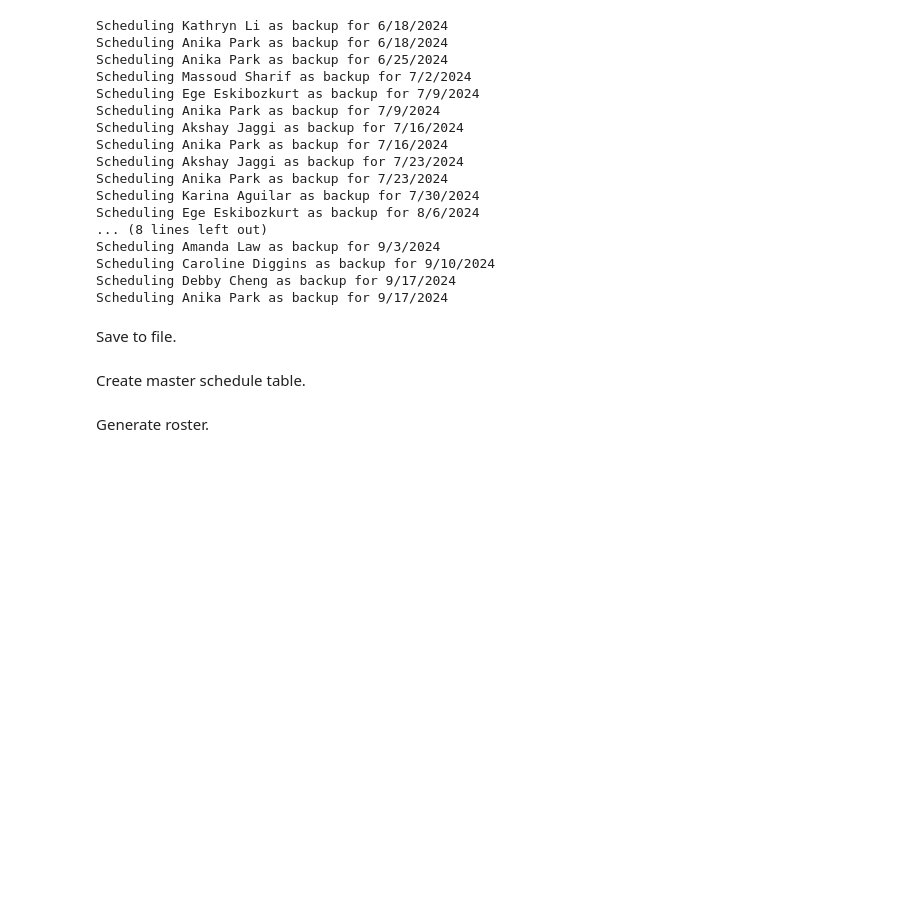
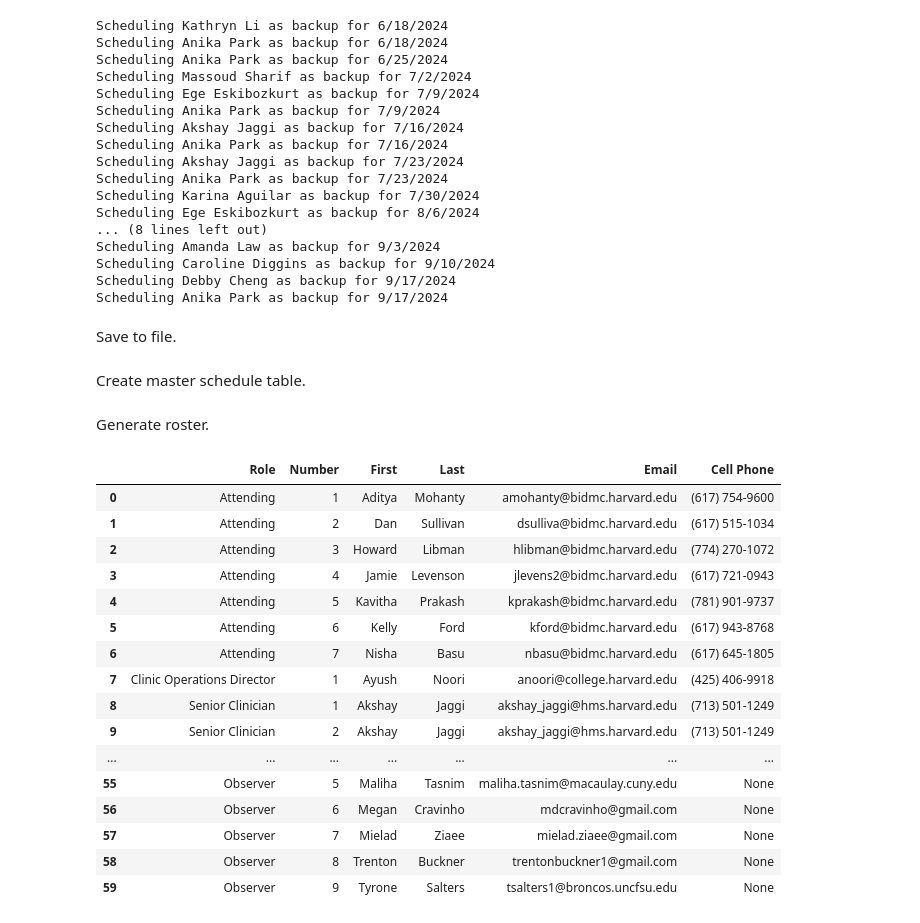
Before and after one commit to ayushnoori/ccc-scheduling, a Jupyter notebook: CCC-BIDMC Summer 2024 Schedule Generator.ipynb, the cells around one changed output. Cells and saved outputs as stored; diff of their text form; code cells hidden in the pictures; blank space fills up the shorter version.

```diff
--- a/CCC-BIDMC Summer 2024 Schedule Generator.ipynb
+++ b/CCC-BIDMC Summer 2024 Schedule Generator.ipynb
@@ -471,5 +471,31 @@ roster = roster.sort_values(["Role", "First", "Last"]).reset_index(drop=True)
 # Set number as within role index
 roster["Number"] = roster.groupby("Role", observed=False).cumcount() + 1
 
+# Strip all non-numeric characters from phone number
+roster["Cell Phone"] = roster["Cell Phone"].str.replace(r'\D', '', regex=True)
+
+# Format phone number
+roster["Cell Phone"] = roster["Cell Phone"].apply(lambda x: f"({x[:3]}) {x[3:6]}-{x[6:]}" if  pd.notnull(x) else None)
+
 # Save to CSV
 roster.to_csv(output_dir / "summer_2024_roster.csv", index=False, encoding="utf-8-sig")
+# %%
+roster
+# %% [output]
+|  | Role | Number | First | Last | Email | Cell Phone |
+| 0 | Attending | 1 | Aditya | Mohanty | amohanty@bidmc.harvard.edu | (617) 754-9600 |
+| 1 | Attending | 2 | Dan | Sullivan | dsulliva@bidmc.harvard.edu | (617) 515-1034 |
+| 2 | Attending | 3 | Howard | Libman | hlibman@bidmc.harvard.edu | (774) 270-1072 |
+| 3 | Attending | 4 | Jamie | Levenson | jlevens2@bidmc.harvard.edu | (617) 721-0943 |
+| 4 | Attending | 5 | Kavitha | Prakash | kprakash@bidmc.harvard.edu | (781) 901-9737 |
+| 5 | Attending | 6 | Kelly | Ford | kford@bidmc.harvard.edu | (617) 943-8768 |
+| 6 | Attending | 7 | Nisha | Basu | nbasu@bidmc.harvard.edu | (617) 645-1805 |
+| 7 | Clinic Operations Director | 1 | Ayush | Noori | anoori@college.harvard.edu | (425) 406-9918 |
+| 8 | Senior Clinician | 1 | Akshay | Jaggi | akshay_jaggi@hms.harvard.edu | (713) 501-1249 |
+| 9 | Senior Clinician | 2 | Akshay | Jaggi | akshay_jaggi@hms.harvard.edu | (713) 501-1249 |
+| ... | ... | ... | ... | ... | ... | ... |
+| 55 | Observer | 5 | Maliha | Tasnim | maliha.tasnim@macaulay.cuny.edu | None |
+| 56 | Observer | 6 | Megan | Cravinho | mdcravinho@gmail.com | None |
+| 57 | Observer | 7 | Mielad | Ziaee | mielad.ziaee@gmail.com | None |
+| 58 | Observer | 8 | Trenton | Buckner | trentonbuckner1@gmail.com | None |
+| 59 | Observer | 9 | Tyrone | Salters | tsalters1@broncos.uncfsu.edu | None |
```
